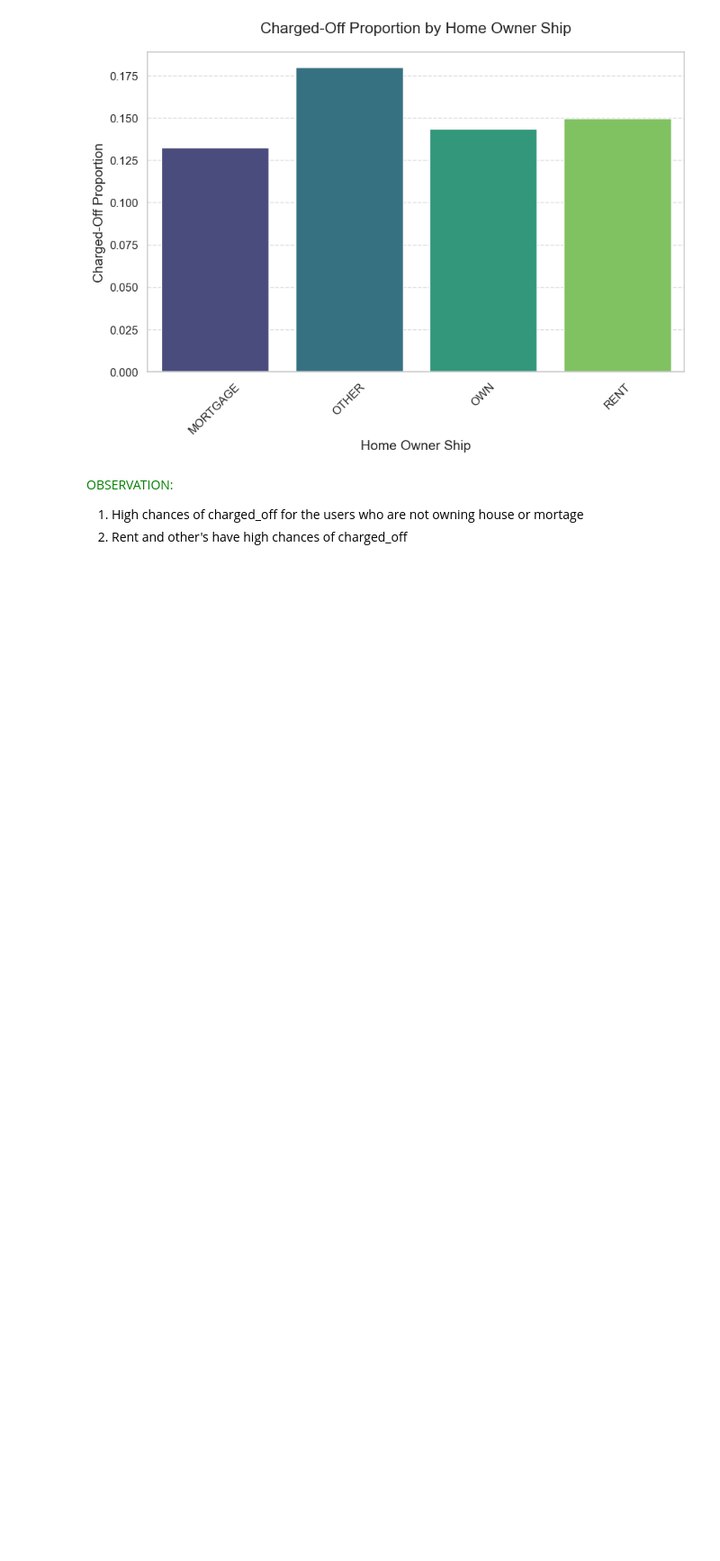
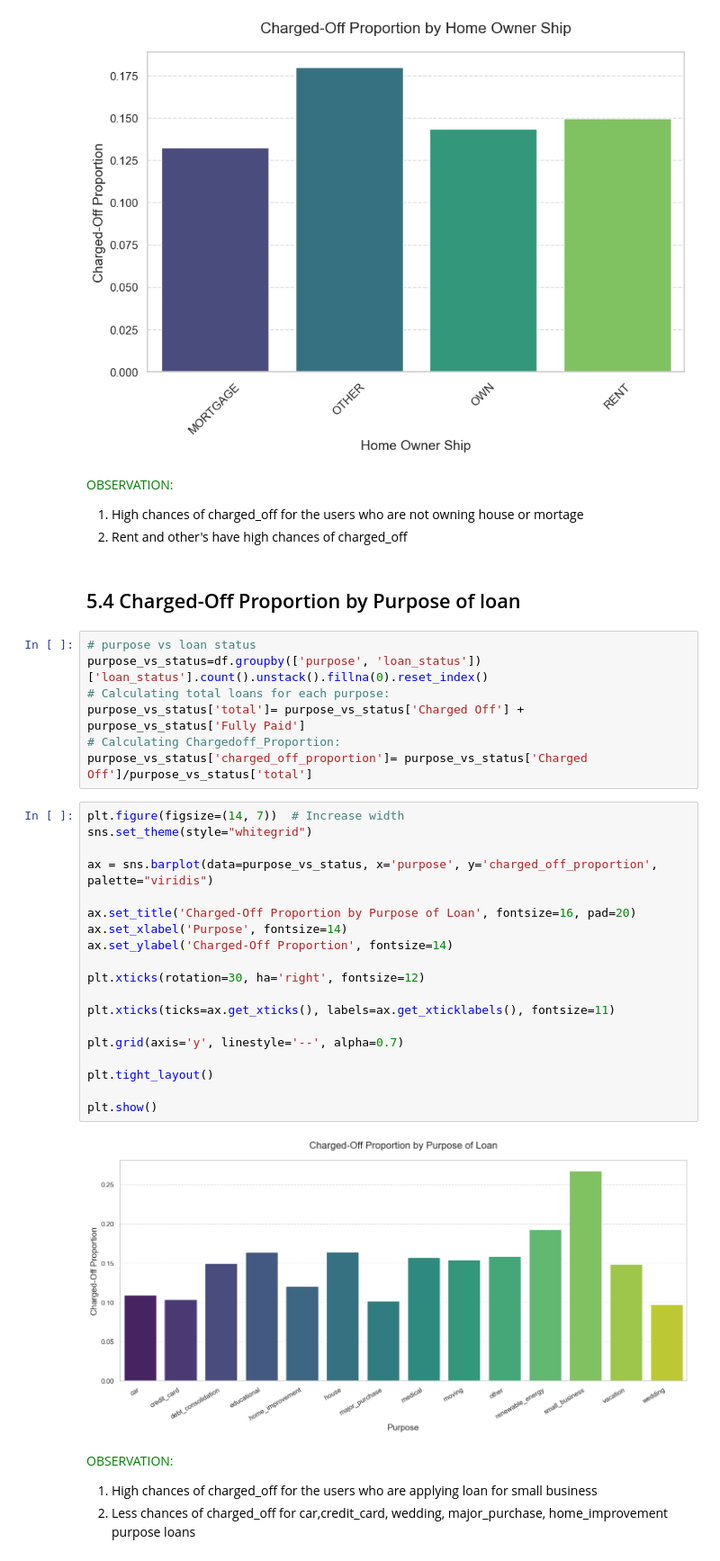
Before and after one commit to sunilkumarrudragada/LendingClubCaseStudy, a Jupyter notebook: sunil_kumar.ipynb, the cells around one changed output. Shown at 90% size. Cells and saved outputs as stored; diff of their text form; blank space fills up the shorter version.

```diff
--- a/sunil_kumar.ipynb
+++ b/sunil_kumar.ipynb
@@ -1048,3 +1048,38 @@ plt.show()
 1. High chances of charged_off for the users who are not owning house or mortage
 2. Rent and other's have high chances of charged_off
 </span>
+# %% [markdown]
+## 5.4 Charged-Off Proportion by Purpose of loan
+# %%
+# purpose vs loan status
+purpose_vs_status=df.groupby(['purpose', 'loan_status'])['loan_status'].count().unstack().fillna(0).reset_index()
+# Calculating total loans for each purpose:
+purpose_vs_status['total']= purpose_vs_status['Charged Off'] + purpose_vs_status['Fully Paid']
+# Calculating Chargedoff_Proportion:
+purpose_vs_status['charged_off_proportion']= purpose_vs_status['Charged Off']/purpose_vs_status['total']
+# %%
+plt.figure(figsize=(14, 7))  # Increase width
+sns.set_theme(style="whitegrid")
+
+ax = sns.barplot(data=purpose_vs_status, x='purpose', y='charged_off_proportion', palette="viridis")
+
+ax.set_title('Charged-Off Proportion by Purpose of Loan', fontsize=16, pad=20)
+ax.set_xlabel('Purpose', fontsize=14)
+ax.set_ylabel('Charged-Off Proportion', fontsize=14)
+
+plt.xticks(rotation=30, ha='right', fontsize=12)
+
+plt.xticks(ticks=ax.get_xticks(), labels=ax.get_xticklabels(), fontsize=11)
+
+plt.grid(axis='y', linestyle='--', alpha=0.7)
+
+plt.tight_layout()
+
+plt.show()
+# %% [output]
+[figure, added]
+# %% [markdown]
+<span style="color:green">OBSERVATION: </br>
+1. High chances of charged_off for the users who are applying loan for small business
+2. Less chances of charged_off for car,credit_card, wedding, major_purchase, home_improvement purpose loans
+</span>
```
Also changed, not shown: parts of 28 cells of this notebook.
